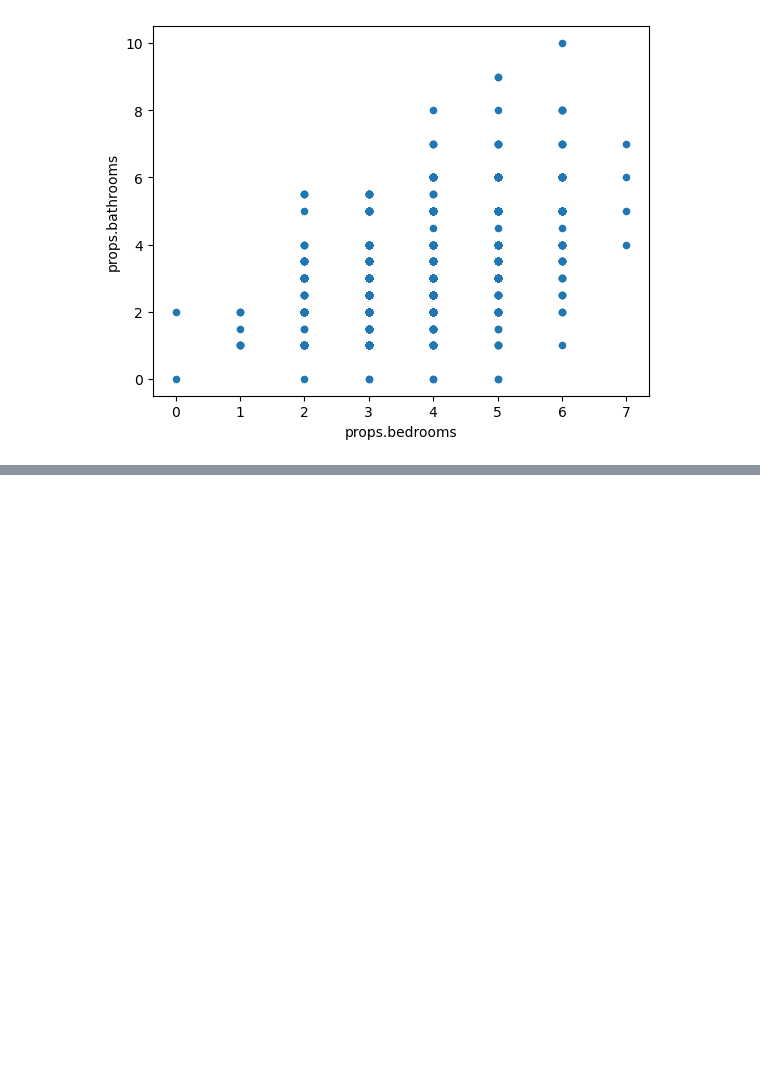
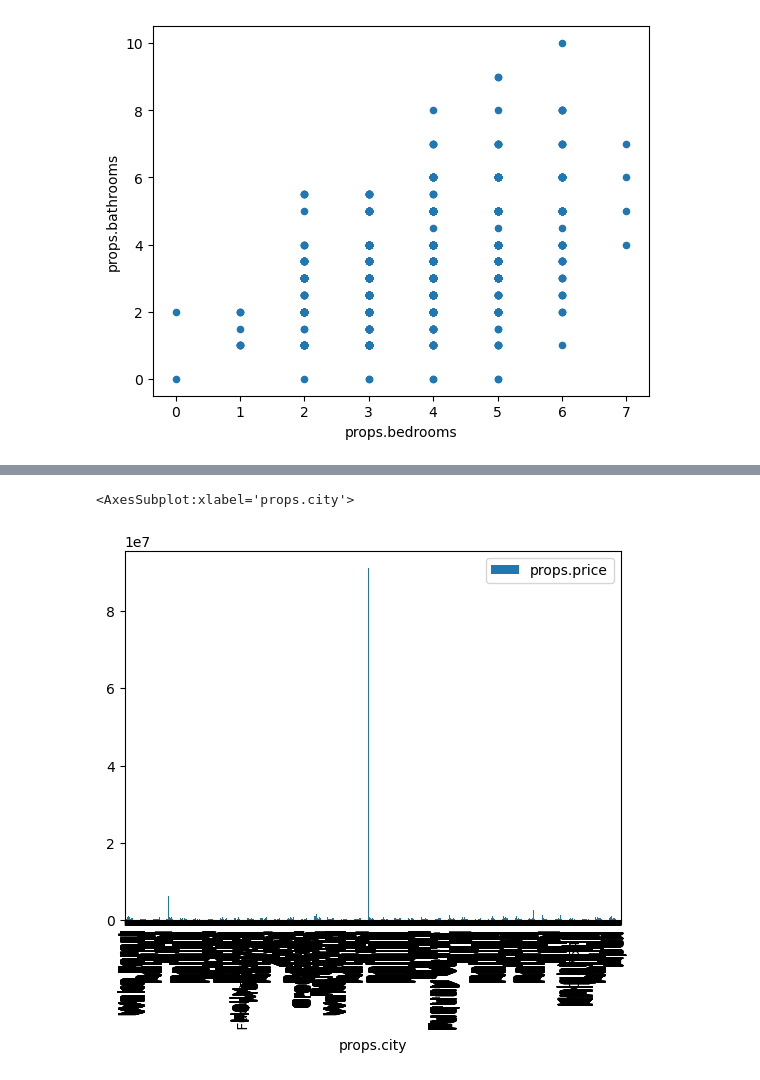
Before and after one commit to BlazeMedina/Final_Project, a Jupyter notebook: ETL_for_zillow_wake_co_Database_Creation.ipynb, the cells around one changed output, grey strips where cells are left out. Saved outputs shown, nothing was run; the diff lists cells and outputs as text; code cells hidden in the pictures; blank space fills up the shorter version.

```diff
--- a/ETL_for_zillow_wake_co_Database_Creation.ipynb
+++ b/ETL_for_zillow_wake_co_Database_Creation.ipynb
@@ -207,0 +211,6 @@ plt.show()
+# %%
+# Show the coorelation between bathrooms to bedrooms
+zillow_wake_co_df_clean.plot.bar(x='props.city', y= 'props.price')
+# %% [output]
+<AxesSubplot:xlabel='props.city'>
+[figure, added]
```
Also changed, not shown: parts of 17 cells of this notebook.
